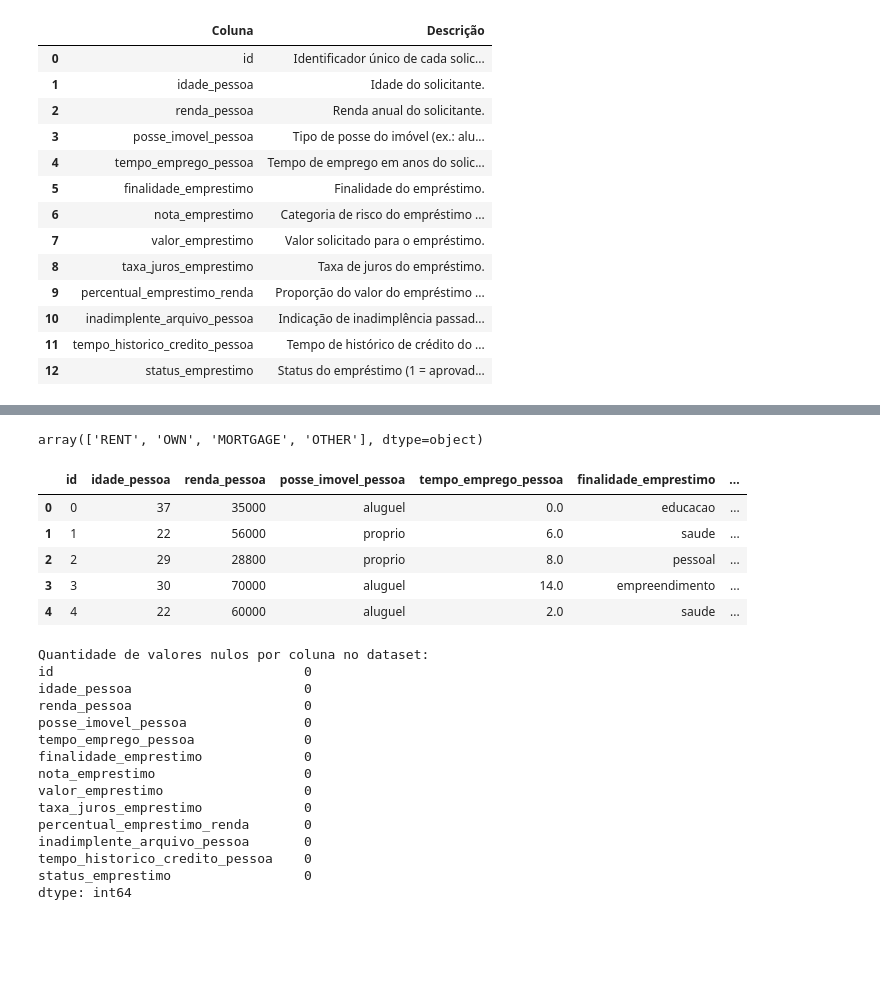
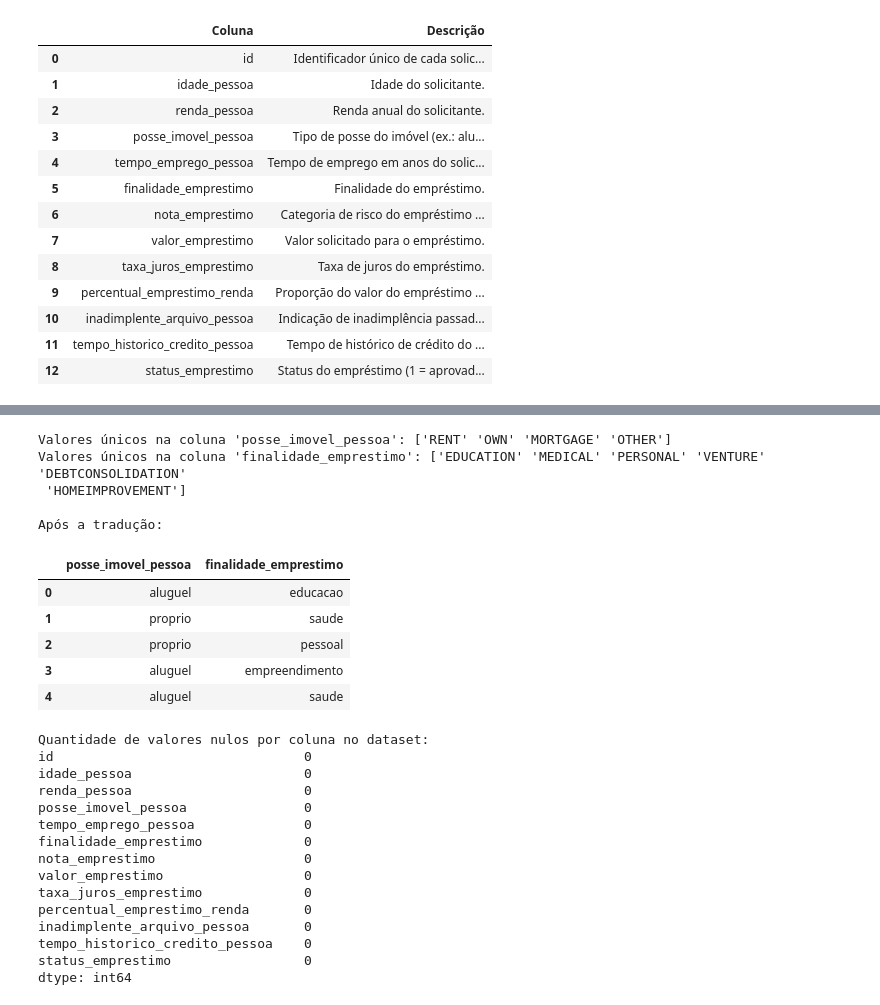
Before and after one commit to tnleite/loan-approval-prediction, a Jupyter notebook: 02-Analise/loan-approval-prediction.ipynb, the cells around one changed output, grey strips where cells are left out. Cells and saved outputs as stored; diff of their text form; code cells hidden in the pictures; blank space fills up the shorter version.

```diff
--- a/02-Analise/loan-approval-prediction.ipynb
+++ b/02-Analise/loan-approval-prediction.ipynb
@@ -235,29 +206,43 @@ df.head()
-# %%
-#Verificando dados únicos na coluna de posse_imovel_pessoa
-df['posse_imovel_pessoa'].unique()
-# %% [output]
-array(['RENT', 'OWN', 'MORTGAGE', 'OTHER'], dtype=object)
-# %%
-# Dicionário para traduzir os tipos de posse de imóvel
-mapeamento_posse_imovel = {
-    'RENT': 'aluguel',
-    'OWN': 'proprio',
-    'MORTGAGE': 'hipoteca',
-    'OTHER': 'outro'
-}
-
-# Aplicando a tradução
-df['posse_imovel_pessoa'] = df['posse_imovel_pessoa'].map(mapeamento_posse_imovel)
-
-# Exibindo as primeiras linhas para verificar a tradução
-df.head()
-# %% [output]
-|  | id | idade_pessoa | renda_pessoa | posse_imovel_pessoa | tempo_emprego_pessoa | finalidade_emprestimo | ... |
-| 0 | 0 | 37 | 35000 | aluguel | 0.0 | educacao | ... |
-| 1 | 1 | 22 | 56000 | proprio | 6.0 | saude | ... |
-| 2 | 2 | 29 | 28800 | proprio | 8.0 | pessoal | ... |
-| 3 | 3 | 30 | 70000 | aluguel | 14.0 | empreendimento | ... |
-| 4 | 4 | 22 | 60000 | aluguel | 2.0 | saude | ... |
+# %%
+# Mostrando os valores únicos presentes nas colunas 'finalidade_emprestimo' e 'posse_imovel_pessoa'
+print("Valores únicos na coluna 'posse_imovel_pessoa':", df['posse_imovel_pessoa'].unique())
+print("Valores únicos na coluna 'finalidade_emprestimo':", df['finalidade_emprestimo'].unique())
+
+# Dicionários de tradução para as colunas 'finalidade_emprestimo' e 'posse_imovel_pessoa'
+mapeamento_finalidade = {
+    'EDUCATION': 'educacao',
+    'MEDICAL': 'saude',
+    'PERSONAL': 'pessoal',
+    'VENTURE': 'empreendimento',
+    'DEBTCONSOLIDATION': 'consolidacao_divida',
+    'HOMEIMPROVEMENT': 'reforma_casa'
+}
+
+mapeamento_posse_imovel = {
+    'RENT': 'aluguel',
+    'OWN': 'proprio',
+    'MORTGAGE': 'hipoteca',
+    'OTHER': 'outro'
+}
+# Aplicando a tradução
+df['posse_imovel_pessoa'] = df['posse_imovel_pessoa'].map(mapeamento_posse_imovel)
+df['finalidade_emprestimo'] = df['finalidade_emprestimo'].map(mapeamento_finalidade)
+
+# Exibindo as primeiras linhas do DataFrame para verificar as traduções
+print("\nApós a tradução:")
+df[['posse_imovel_pessoa', 'finalidade_emprestimo']].head()
+# %% [output]
+Valores únicos na coluna 'posse_imovel_pessoa': ['RENT' 'OWN' 'MORTGAGE' 'OTHER']
+Valores únicos na coluna 'finalidade_emprestimo': ['EDUCATION' 'MEDICAL' 'PERSONAL' 'VENTURE' 'DEBTCONSOLIDATION'
+ 'HOMEIMPROVEMENT']
+
+Após a tradução:
+|  | posse_imovel_pessoa | finalidade_emprestimo |
+| 0 | aluguel | educacao |
+| 1 | proprio | saude |
+| 2 | proprio | pessoal |
+| 3 | aluguel | empreendimento |
+| 4 | aluguel | saude |
 # %%
 # Exibindo a soma de valores nulos para cada coluna no DataFrame
 null_values = df.isnull().sum()
```
Also changed, not shown: parts of 5 cells of this notebook.
